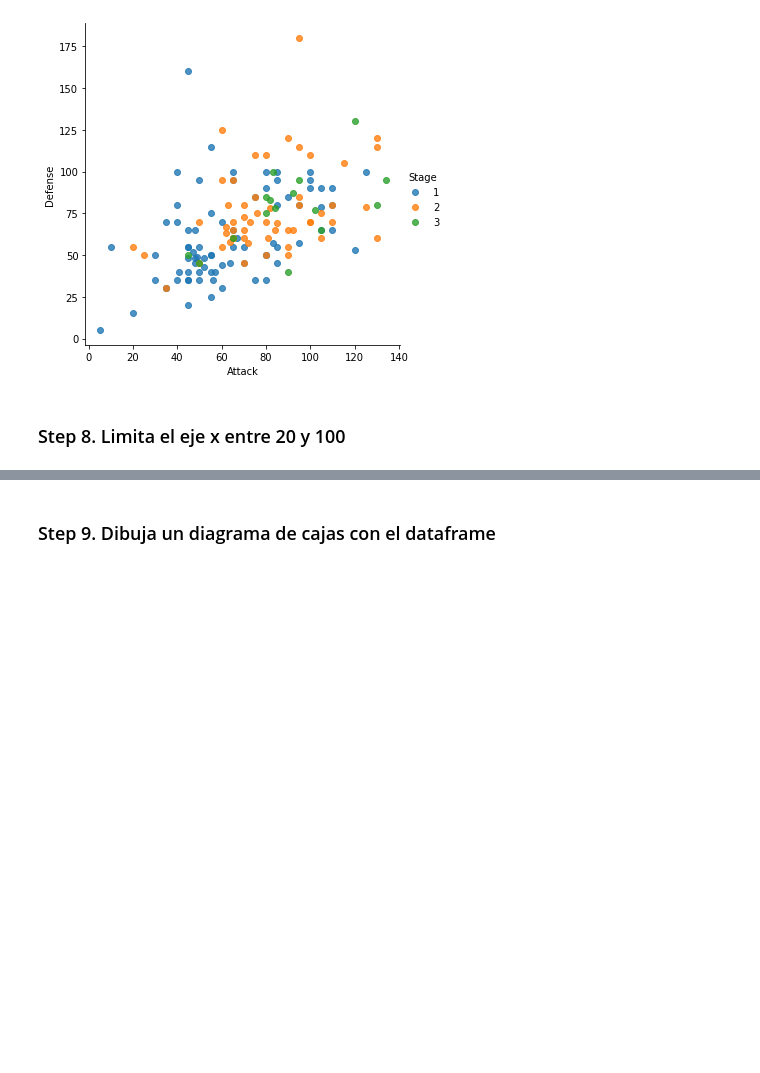
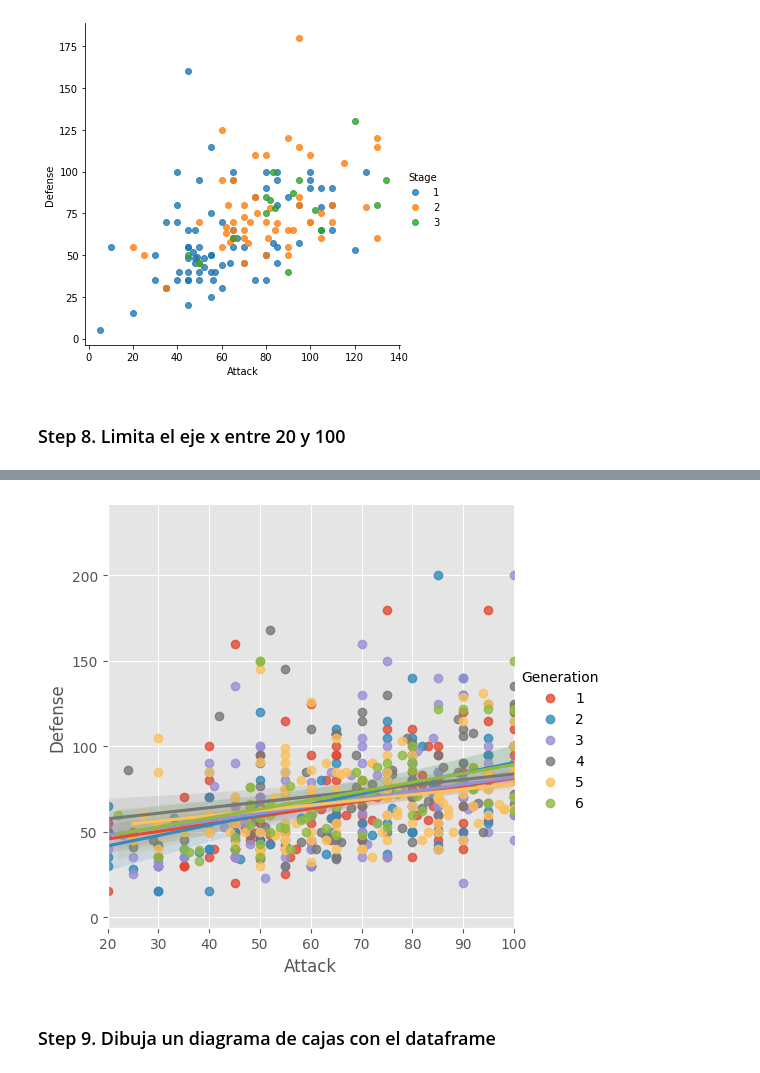
Before and after one commit to IsabelRomoBru/DS102024, a Jupyter notebook: 2-DataAnalysis/5-Visualizacion/Practica/Pokemon/Pokemon_viz.ipynb, the cells around one changed output, grey strips where cells are left out. Cells and saved outputs as stored; diff of their text form; code cells hidden in the pictures; blank space fills up the shorter version.

```diff
--- a/2-DataAnalysis/5-Visualizacion/Practica/Pokemon/Pokemon_viz.ipynb
+++ b/2-DataAnalysis/5-Visualizacion/Practica/Pokemon/Pokemon_viz.ipynb
@@ -84,3 +84,10 @@ NameError: name 'sns' is not defined
+# %%
+sns.lmplot(data=df,x='Attack',y='Defense',hue='Generation')
+plt.xlim(20, 100)
+
+plt.show;
+# %% [output]
+[figure, added]
 # %% [markdown]
 ### Step 9. Dibuja un diagrama de cajas con el dataframe
 # %%
```
Also changed, not shown: parts of 28 cells of this notebook, 5 other files.
